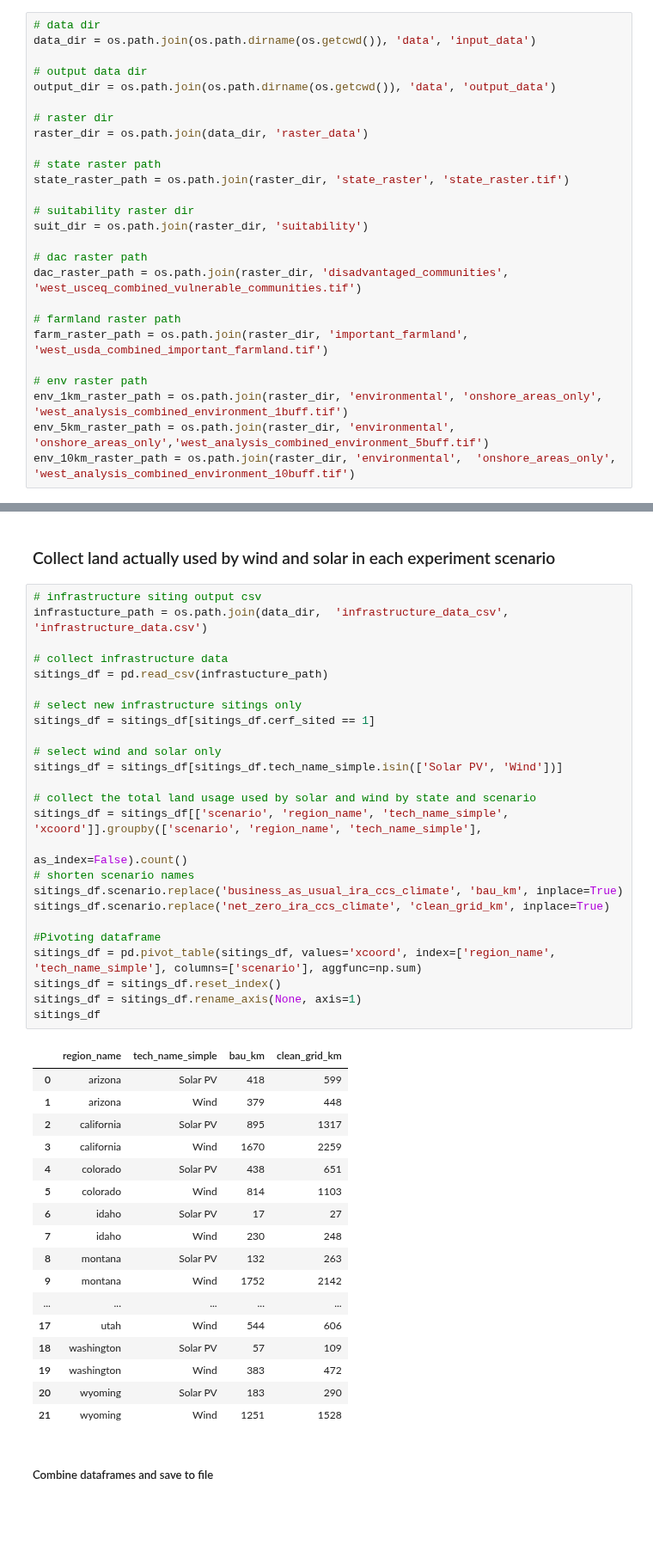
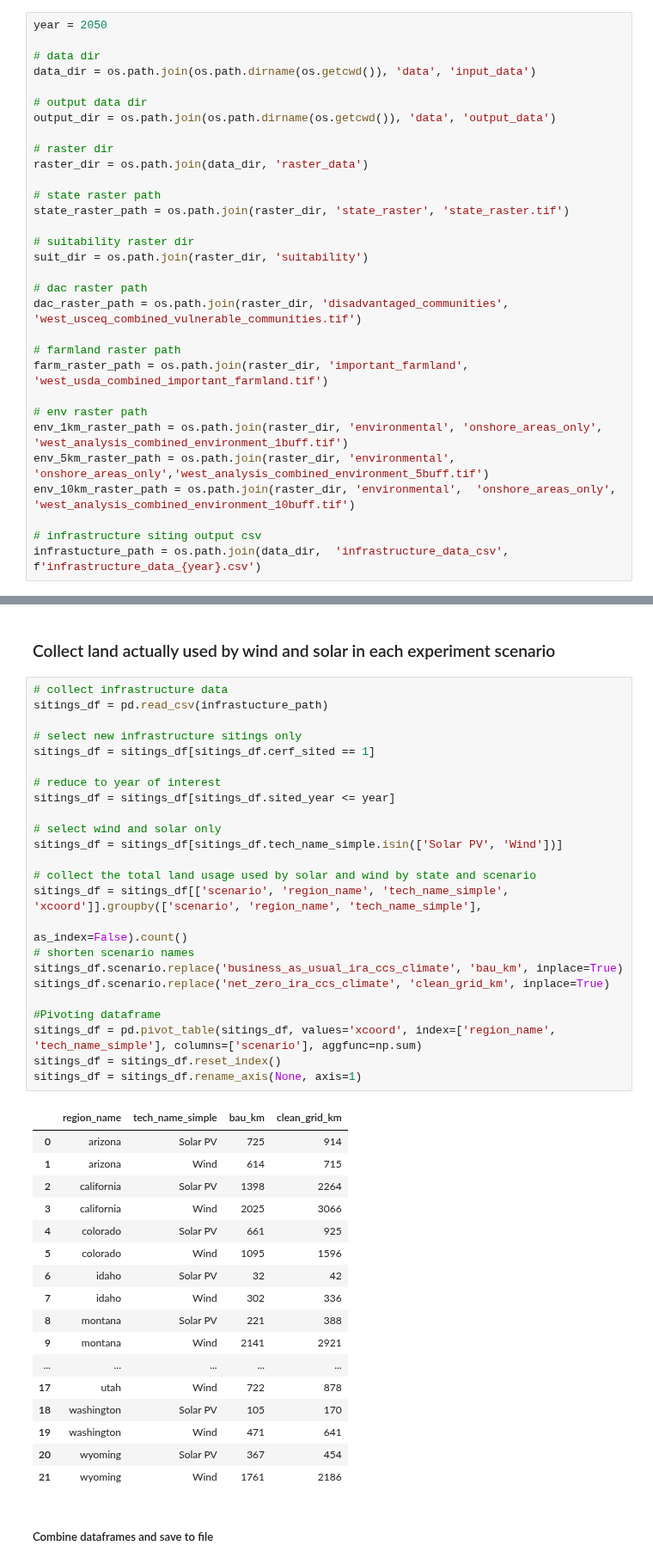
Before and after one commit to GODEEEP/mongird-etal_2024, a Jupyter notebook: notebooks/calculate_suitable_area_scenarios.ipynb, the cells around one changed output, grey strips where cells are left out. Shown at 86% size. Saved outputs shown, nothing was run; the diff lists cells and outputs as text; blank space fills up the shorter version.

Commit message:
update notebooks to be year-agnostic

```diff
--- a/notebooks/calculate_suitable_area_scenarios.ipynb
+++ b/notebooks/calculate_suitable_area_scenarios.ipynb
@@ -71,6 +71,8 @@ from pathlib import Path
 # %% [markdown]
 ## File Paths
 # %%
+year = 2050
+
 # data dir
 data_dir = os.path.join(os.path.dirname(os.getcwd()), 'data', 'input_data')
 
@@ -96,6 +98,9 @@ farm_raster_path = os.path.join(raster_dir, 'important_farmland', 'west_usda_com
 env_1km_raster_path = os.path.join(raster_dir, 'environmental', 'onshore_areas_only', 'west_analysis_combined_environment_1buff.tif')
 env_5km_raster_path = os.path.join(raster_dir, 'environmental',  'onshore_areas_only','west_analysis_combined_environment_5buff.tif')
 env_10km_raster_path = os.path.join(raster_dir, 'environmental',  'onshore_areas_only', 'west_analysis_combined_environment_10buff.tif')
+
+# infrastructure siting output csv
+infrastucture_path = os.path.join(data_dir,  'infrastructure_data_csv', f'infrastructure_data_{year}.csv')
 # %% [markdown]
 ## Functions
 # %%
@@ -642,48 +646,47 @@ df
 # %% [markdown]
 ### Collect land actually used by wind and solar in each experiment scenario
 # %%
-# infrastructure siting output csv
-infrastucture_path = os.path.join(data_dir,  'infrastructure_data_csv', 'infrastructure_data.csv')
-
 # collect infrastructure data
 sitings_df = pd.read_csv(infrastucture_path)
 
 # select new infrastructure sitings only
 sitings_df = sitings_df[sitings_df.cerf_sited == 1]
+
+# reduce to year of interest
+sitings_df = sitings_df[sitings_df.sited_year <= year]
 
 # select wind and solar only
 sitings_df = sitings_df[sitings_df.tech_name_simple.isin(['Solar PV', 'Wind'])]
 
 # collect the total land usage used by solar and wind by state and scenario
 sitings_df = sitings_df[['scenario', 'region_name', 'tech_name_simple', 'xcoord']].groupby(['scenario', 'region_name', 'tech_name_simple'],
                                                                                            as_index=False).count()
 # shorten scenario names
 sitings_df.scenario.replace('business_as_usual_ira_ccs_climate', 'bau_km', inplace=True)
 sitings_df.scenario.replace('net_zero_ira_ccs_climate', 'clean_grid_km', inplace=True)
 
 #Pivoting dataframe
 sitings_df = pd.pivot_table(sitings_df, values='xcoord', index=['region_name', 'tech_name_simple'], columns=['scenario'], aggfunc=np.sum)
 sitings_df = sitings_df.reset_index()
 sitings_df = sitings_df.rename_axis(None, axis=1)
-sitings_df
 # %% [output]
 |  | region_name | tech_name_simple | bau_km | clean_grid_km |
-| 0 | arizona | Solar PV | 418 | 599 |
-| 1 | arizona | Wind | 379 | 448 |
-| 2 | california | Solar PV | 895 | 1317 |
-| 3 | california | Wind | 1670 | 2259 |
-| 4 | colorado | Solar PV | 438 | 651 |
-| 5 | colorado | Wind | 814 | 1103 |
-| 6 | idaho | Solar PV | 17 | 27 |
-| 7 | idaho | Wind | 230 | 248 |
-| 8 | montana | Solar PV | 132 | 263 |
-| 9 | montana | Wind | 1752 | 2142 |
+| 0 | arizona | Solar PV | 725 | 914 |
+| 1 | arizona | Wind | 614 | 715 |
+| 2 | california | Solar PV | 1398 | 2264 |
+| 3 | california | Wind | 2025 | 3066 |
+| 4 | colorado | Solar PV | 661 | 925 |
+| 5 | colorado | Wind | 1095 | 1596 |
+| 6 | idaho | Solar PV | 32 | 42 |
+| 7 | idaho | Wind | 302 | 336 |
+| 8 | montana | Solar PV | 221 | 388 |
+| 9 | montana | Wind | 2141 | 2921 |
 | ... | ... | ... | ... | ... |
-| 17 | utah | Wind | 544 | 606 |
-| 18 | washington | Solar PV | 57 | 109 |
-| 19 | washington | Wind | 383 | 472 |
-| 20 | wyoming | Solar PV | 183 | 290 |
-| 21 | wyoming | Wind | 1251 | 1528 |
+| 17 | utah | Wind | 722 | 878 |
+| 18 | washington | Solar PV | 105 | 170 |
+| 19 | washington | Wind | 471 | 641 |
+| 20 | wyoming | Solar PV | 367 | 454 |
+| 21 | wyoming | Wind | 1761 | 2186 |
 # %% [markdown]
 ##### Combine dataframes and save to file
 # %%
```
Also changed, not shown: parts of 2 cells of this notebook, 5 other files.
